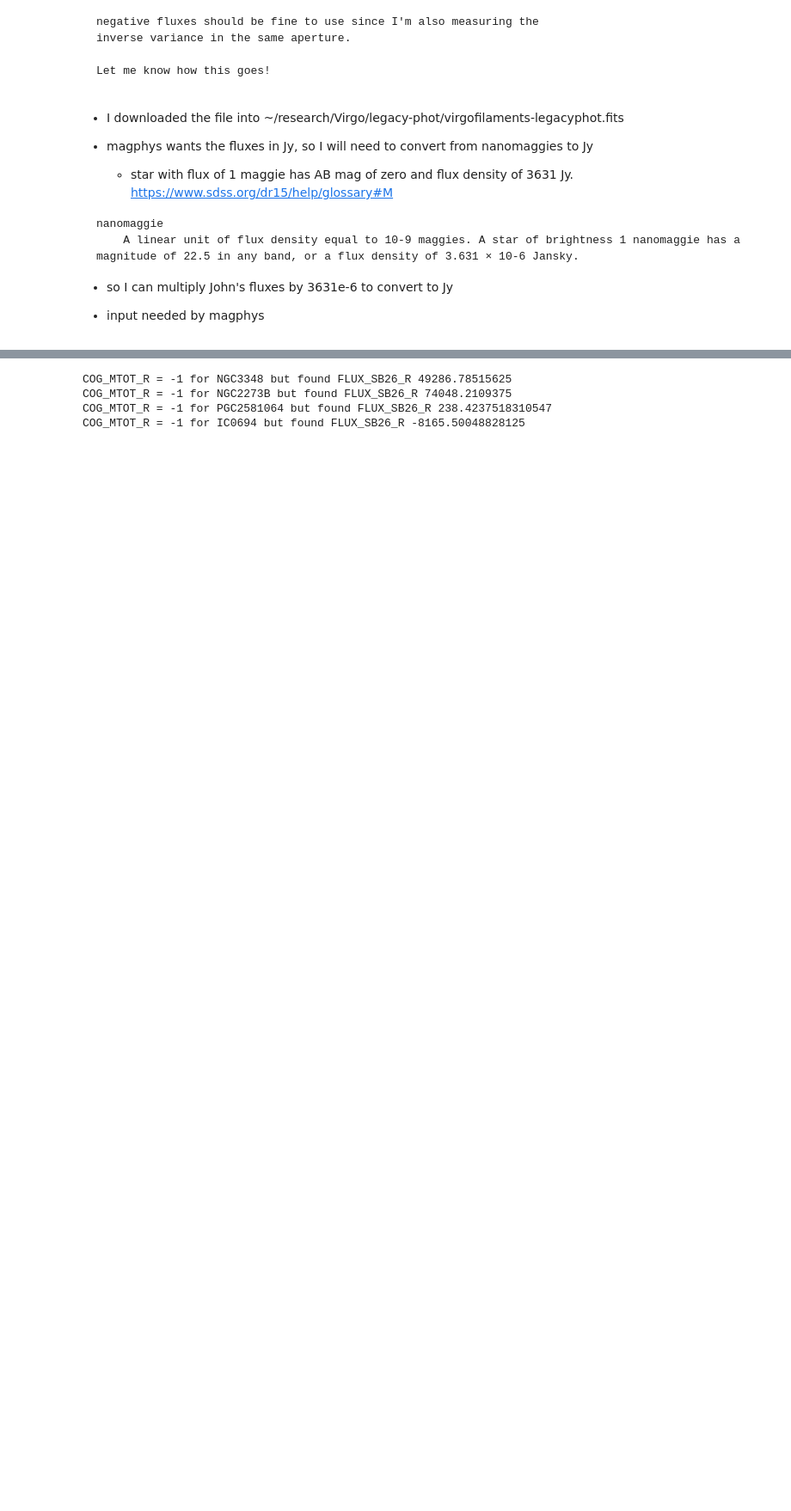
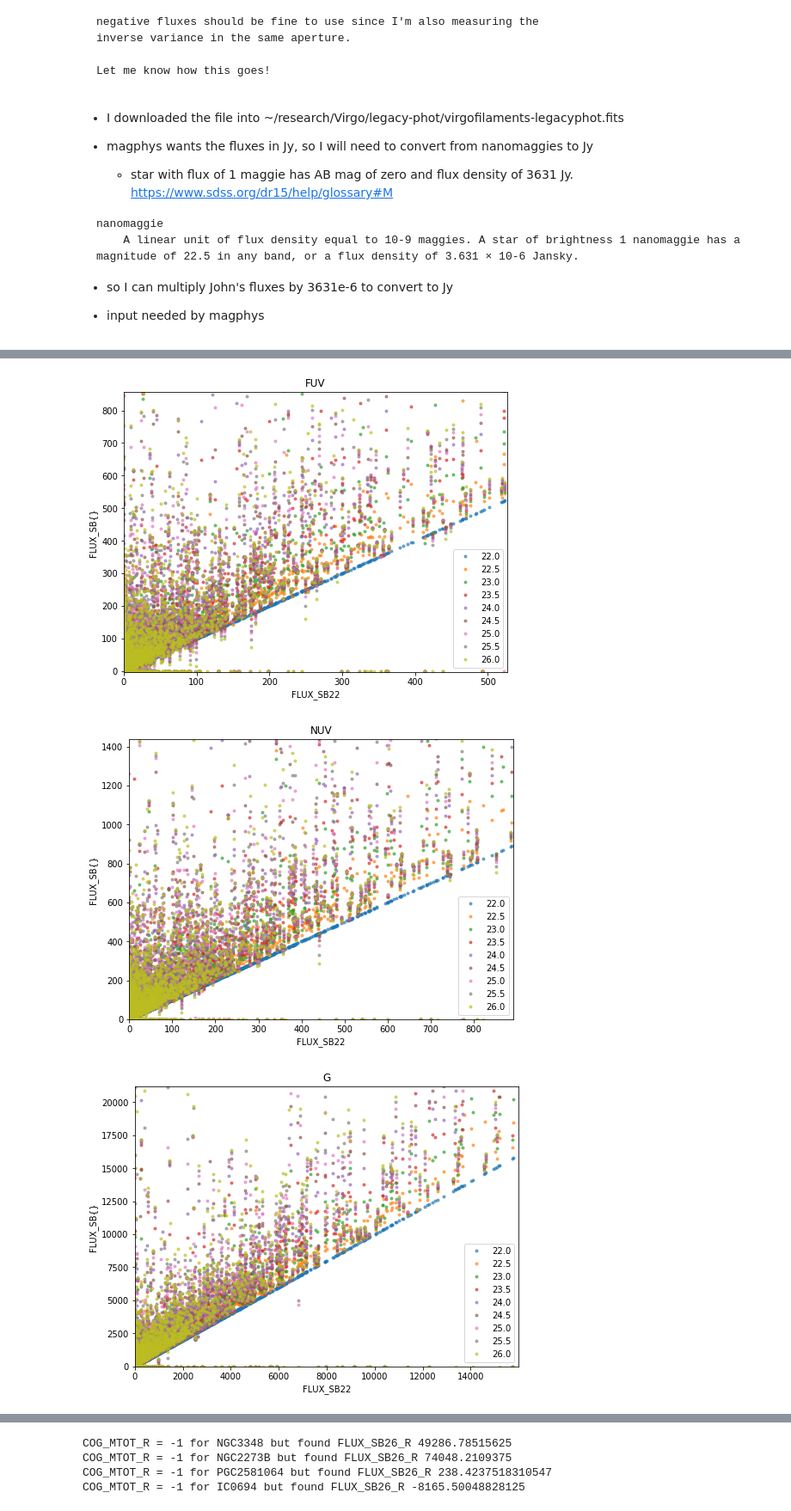
Before and after one commit to rfinn/virgoseds, a Jupyter notebook: notebooks/creating-magphys-input-files.ipynb, the cells around one changed output, grey strips where cells are left out. Shown at 86% size. Cells and saved outputs as stored; diff of their text form; code cells hidden in the pictures; blank space fills up the shorter version.

Commit message:
playing with legacy phot file

```diff
--- a/notebooks/creating-magphys-input-files.ipynb
+++ b/notebooks/creating-magphys-input-files.ipynb
@@ -62,0 +60,15 @@ parent_phot = Table.read(photfile,3)
+# %%
+os.chdir('/home/rfinn/research/Virgo/legacy-phot/')
+
+photfile = '/home/rfinn/research/Virgo/legacy-phot/virgofilaments-legacyphot.fits'
+
+# updating to use v2 catalog
+photfile = '/home/rfinn/research/Virgo/legacy-phot/virgofilaments-v2-legacyphot.fits'
+mef_table = fits.open(photfile)
+
+# changing to extension 2 for file that john sent on Aug 14, 2021
+#ephot = Table.read(photfile,1) # first hdu is the elliptical photometry
+ephot = Table(mef_table['ELLIPSE'].data) # first hdu is the elliptical photometry
+pphot = Table(mef_table['PARENT'].data) # this one has RA and DEC, which we need to separate N and S
+tphot = Table(mef_table['TRACTOR'].data) # this one has RA and DEC, which we need to separate N and S
+mef_table.close()
@@ -62,0 +255,33 @@ parent_phot = Table.read(photfile,3)
+# %%
+filters = ['FUV','NUV','G','R','Z','W1','W2','W3','W4']
+mycolors = plt.rcParams['axes.prop_cycle'].by_key()['color']
+# %%
+
+aps = np.arange(22,26.5,0.5)
+allax=[]
+for i,filt in enumerate(filters):
+    x = f'FLUX_SB22_{filt}'
+    #plt.subplot(3,3,i+1)
+    plt.figure(figsize=(8,6))
+    for j,a in enumerate(aps):
+        if a%1 == 0:
+            y = 'FLUX_SB{:d}_{}'.format(int(a),filt)
+        else:
+            y = f'FLUX_SB{a}_{filt}'
+        #print(a,x,y)
+        plt.plot(ephot[x],ephot[y],'k.',label=f"{a}",c=mycolors[j],alpha=.6)
+
+    allax.append(plt.gca())
+    plt.title(filt)
+    plt.legend()
+    plt.xlabel('FLUX_SB22')
+    plt.ylabel('FLUX_SB{}')
+    #plt.gca().set_xscale('log')
+    #plt.gca().set_yscale('log')
+    plt.xlim(scoreatpercentile(ephot[x],2),scoreatpercentile(ephot[x],99))
+    plt.ylim(scoreatpercentile(ephot[y],2),scoreatpercentile(ephot[y],99))
+    #plt.ylim(-500,10000)
+# %% [output]
+[figure, added]
+[figure, added]
+[figure, added]
```
Also changed, not shown: parts of 20 cells of this notebook, 1 other file.
